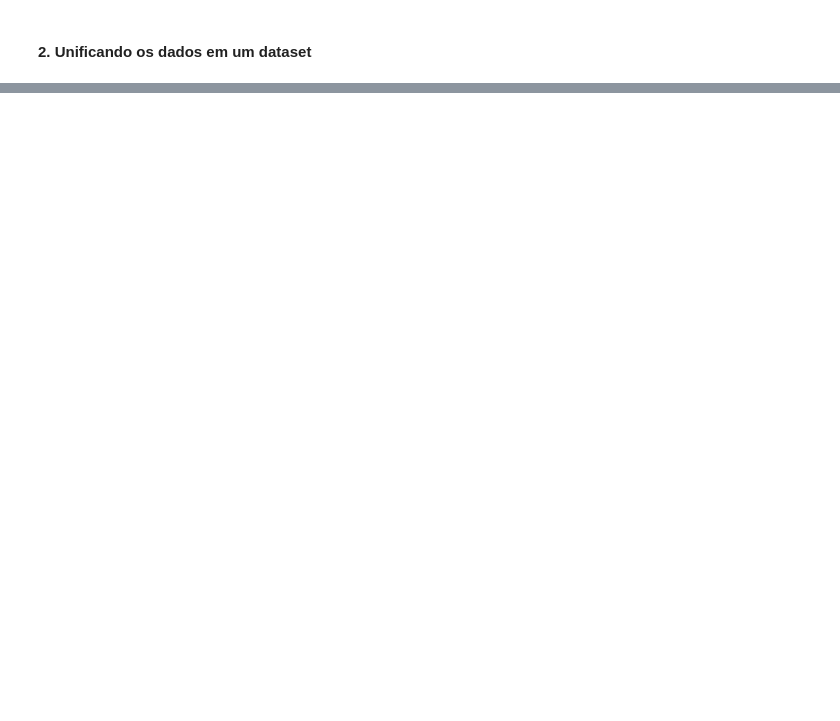
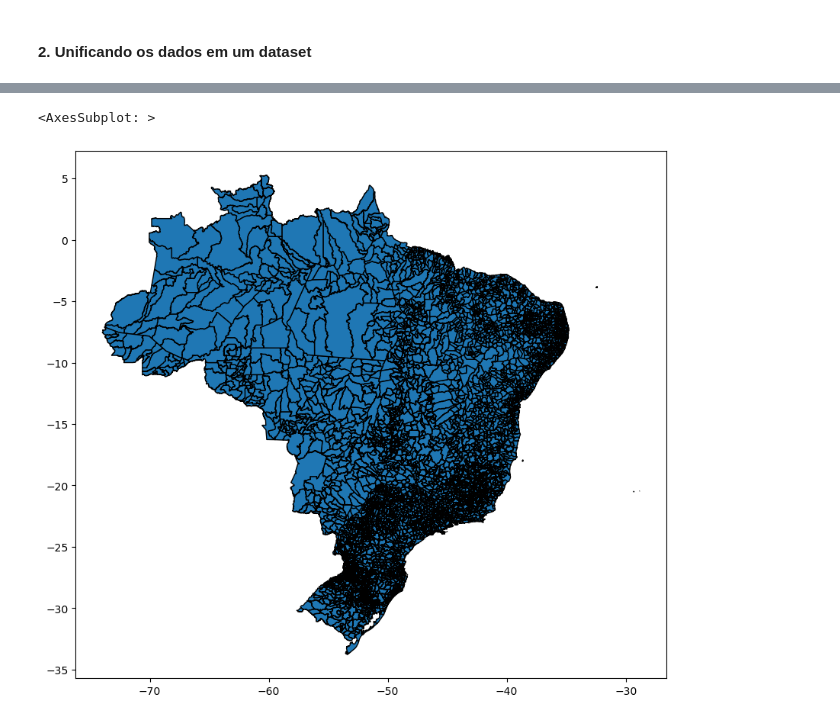
Before and after one commit to SRRenan-Souza/data-mining, a Jupyter notebook: src/mineracao.ipynb, the cells around one changed output, grey strips where cells are left out. Cells and saved outputs as stored; diff of their text form; code cells hidden in the pictures; blank space fills up the shorter version.

```diff
--- a/src/mineracao.ipynb
+++ b/src/mineracao.ipynb
@@ -119,0 +134,12 @@ dados
+# %%
+import geopandas as gpd
+
+mapa = gpd.read_file("data/regioes/RG2017_regioesgeograficas2017.shp")
+# %%
+mapa.plot(
+    figsize=(10, 10),
+    edgecolor="black"
+)
+# %% [output]
+<AxesSubplot: >
+[figure, added]
```
Also changed, not shown: parts of 7 cells of this notebook, 2 other files.
